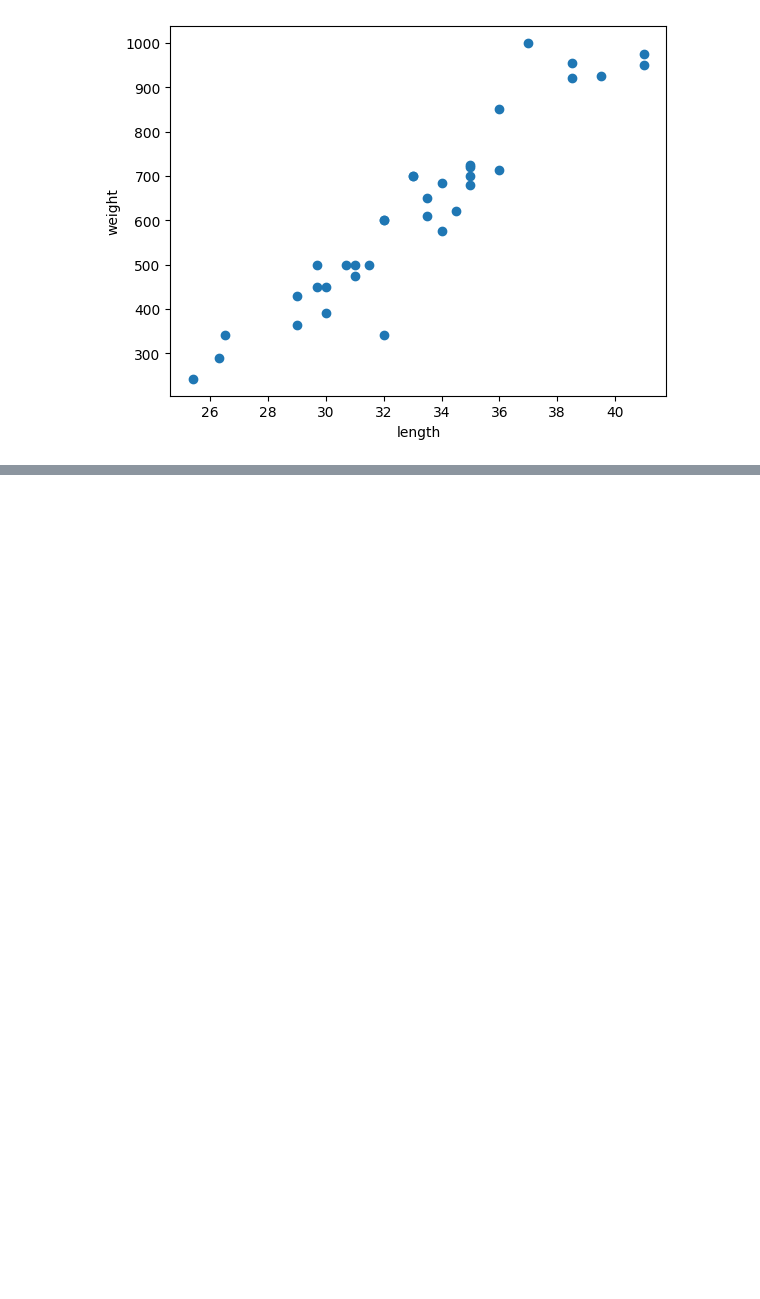
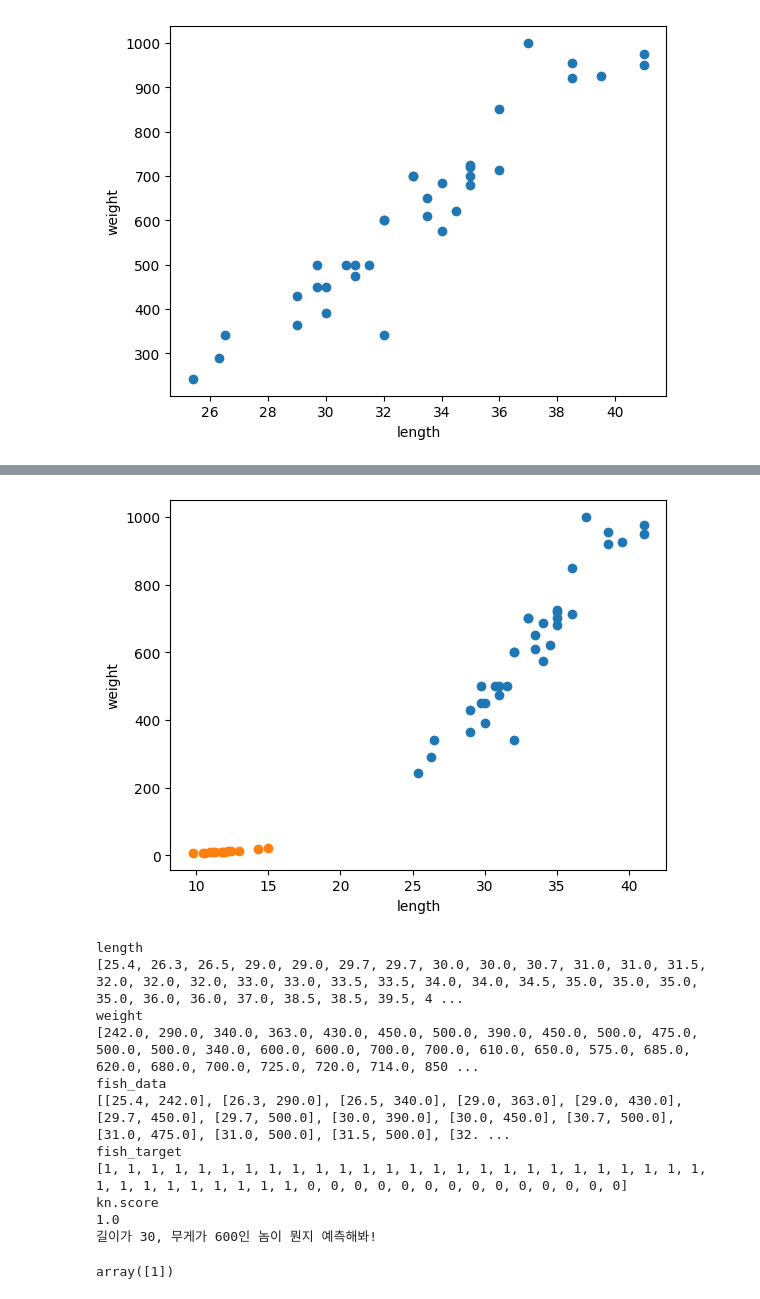
Before and after one commit to msab2170/machine-learning-basic, a Jupyter notebook: Hello_Python.ipynb, the cells around one changed output, grey strips where cells are left out. Saved outputs shown, nothing was run; the diff lists cells and outputs as text; code cells hidden in the pictures; blank space fills up the shorter version.

```diff
--- a/Hello_Python.ipynb
+++ b/Hello_Python.ipynb
@@ -29,0 +38,80 @@ plt.show()
+# %%
+
+import matplotlib.pyplot as plt # matplotlib의 pyplot 함수를 plt로 줄여서 사용
+
+# 두 종류의 물고기 길이와 무게라고 가정하고 종을 구분해내는 AI를 만들어 머신러닝한다.
+# 제 3의 데이터가 주어졌을때 판단할 수 있는지 확인해보는 예제
+
+# A종 길이와 크기 예제
+bream_length = [25.4, 26.3, 26.5, 29.0, 29.0, 29.7, 29.7, 30.0, 30.0, 30.7, 31.0, 31.0,
+                31.5, 32.0, 32.0, 32.0, 33.0, 33.0, 33.5, 33.5, 34.0, 34.0, 34.5, 35.0,
+                35.0, 35.0, 35.0, 36.0, 36.0, 37.0, 38.5, 38.5, 39.5, 41.0, 41.0]
+bream_weight = [242.0, 290.0, 340.0, 363.0, 430.0, 450.0, 500.0, 390.0, 450.0, 500.0, 475.0, 500.0,
+                500.0, 340.0, 600.0, 600.0, 700.0, 700.0, 610.0, 650.0, 575.0, 685.0, 620.0, 680.0,
+                700.0, 725.0, 720.0, 714.0, 850.0, 1000.0, 920.0, 955.0, 925.0, 975.0, 950.0]
+
+# B종 길이와 크기 예제
+smelt_length = [9.8, 10.5, 10.6, 11.0, 11.2, 11.3, 11.8, 11.8, 12.0, 12.2, 12.4, 13.0, 14.3, 15.0]
+smelt_weight = [6.7, 7.5, 7.0, 9.7, 9.8, 8.7, 10.0, 9.9, 9.8, 12.2, 13.4, 12.2, 19.7, 19.9]
+
+plt.scatter(bream_length, bream_weight)
+plt.scatter(smelt_length, smelt_weight)
+plt.xlabel('length')
+plt.ylabel('weight')
+plt.show()
+
+# 두 종의 배열을 길이별로, 그리고 무게별로 합친다.
+length = bream_length + smelt_length
+weight = bream_weight + smelt_weight
+
+print('length')
+print(length)
+
+print('weight')
+print(weight)
+
+# [길이, 무게] 쌍으로 데이터를 변환한 2차원 리스트 생성성
+fish_data = [[l,w] for l, w in zip(length, weight)]
+
+print('fish_data')
+print(fish_data)
+
+# A종 35개와 B종 14개를 구분한 배열을 생성
+# R 또는 다른 통계분석에서도 구분컬럼을 추가하는 방식과 동일한 개념으로 보인다.
+fish_target = [1] * 35 + [0] * 14
+
+print('fish_target')
+print(fish_target)
+
+# 사이킷런 패키지에서 k-최근접 이웃 알고리즘을 구현한 클래스를 임포트
+# 통계학에서 qqplot 등에서 점이 몰려있거나 선형이거나.... 등등 일정한 규칙을 이루는 집단을 동일집단으로 보는 것과 유사한 알고리즘일 것으로 추정
+# 이름부터가 해석하자면 이웃 분류
+from sklearn.neighbors import KNeighborsClassifier
+
+# 객체로 선언
+kn = KNeighborsClassifier()
+
+# 알고리즘 객체에 학습 - 요데이터는 요놈이야야
+kn.fit(fish_data, fish_target)
+
+print('kn.score')
+print(kn.score(fish_data, fish_target))
+
+#그렇다면 길이가 30, 무게가 600인 놈이 뭔지 예측해봐!(메소드 단어를 그대로 해석하는게 이해와 암기에 좋을것같아서!)
+
+print('길이가 30, 무게가 600인 놈이 뭔지 예측해봐!')
+kn.predict([[30, 600]])
+# %% [output]
+[figure, added]
+length
+[25.4, 26.3, 26.5, 29.0, 29.0, 29.7, 29.7, 30.0, 30.0, 30.7, 31.0, 31.0, 31.5, 32.0, 32.0, 32.0, 33.0, 33.0, 33.5, 33.5, 34.0, 34.0, 34.5, 35.0, 35.0, 35.0, 35.0, 36.0, 36.0, 37.0, 38.5, 38.5, 39.5, 4 ...
+weight
+[242.0, 290.0, 340.0, 363.0, 430.0, 450.0, 500.0, 390.0, 450.0, 500.0, 475.0, 500.0, 500.0, 340.0, 600.0, 600.0, 700.0, 700.0, 610.0, 650.0, 575.0, 685.0, 620.0, 680.0, 700.0, 725.0, 720.0, 714.0, 850 ...
+fish_data
+[[25.4, 242.0], [26.3, 290.0], [26.5, 340.0], [29.0, 363.0], [29.0, 430.0], [29.7, 450.0], [29.7, 500.0], [30.0, 390.0], [30.0, 450.0], [30.7, 500.0], [31.0, 475.0], [31.0, 500.0], [31.5, 500.0], [32. ...
+fish_target
+[1, 1, 1, 1, 1, 1, 1, 1, 1, 1, 1, 1, 1, 1, 1, 1, 1, 1, 1, 1, 1, 1, 1, 1, 1, 1, 1, 1, 1, 1, 1, 1, 1, 1, 1, 0, 0, 0, 0, 0, 0, 0, 0, 0, 0, 0, 0, 0, 0]
+kn.score
+1.0
+길이가 30, 무게가 600인 놈이 뭔지 예측해봐!
+array([1])
```
Also changed, not shown: parts of 4 cells of this notebook.
